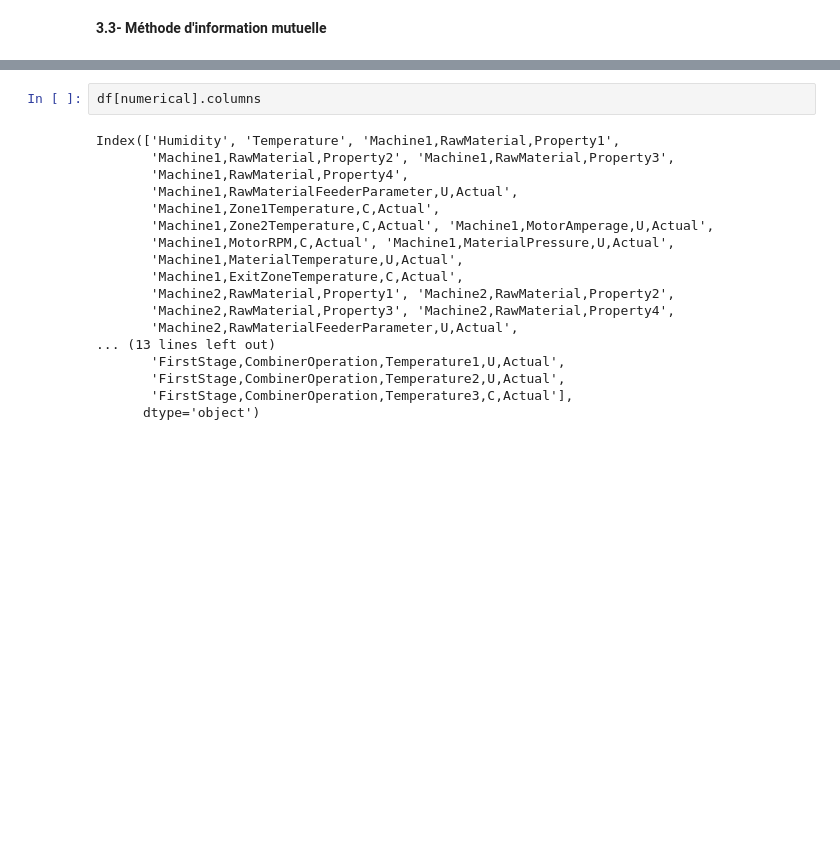
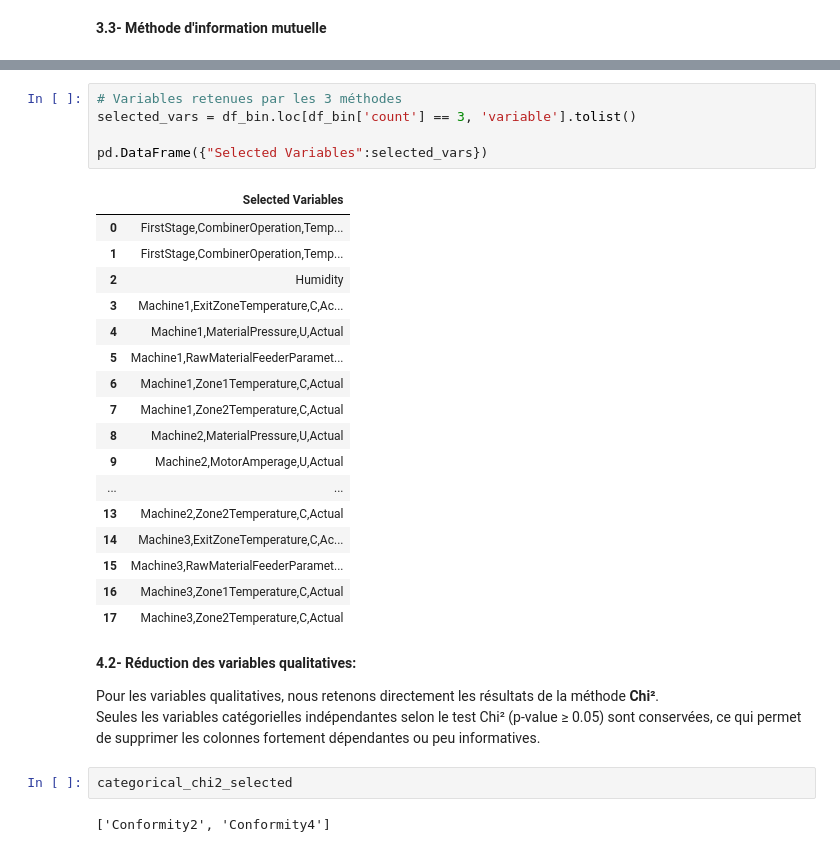
Before and after one commit to moubarik-ashraf/NOTEBOOKS, a Jupyter notebook: TP1.ipynb, the cells around one changed output, grey strips where cells are left out. Drawn from its saved outputs; the diff is of its cells as text; blank space fills up the shorter version.

```diff
--- a/TP1.ipynb
+++ b/TP1.ipynb
@@ -579,20 +744,32 @@ df_bin
-# %%
-df[numerical].columns
-# %% [output]
-Index(['Humidity', 'Temperature', 'Machine1,RawMaterial,Property1',
-       'Machine1,RawMaterial,Property2', 'Machine1,RawMaterial,Property3',
-       'Machine1,RawMaterial,Property4',
-       'Machine1,RawMaterialFeederParameter,U,Actual',
-       'Machine1,Zone1Temperature,C,Actual',
-       'Machine1,Zone2Temperature,C,Actual', 'Machine1,MotorAmperage,U,Actual',
-       'Machine1,MotorRPM,C,Actual', 'Machine1,MaterialPressure,U,Actual',
-       'Machine1,MaterialTemperature,U,Actual',
-       'Machine1,ExitZoneTemperature,C,Actual',
-       'Machine2,RawMaterial,Property1', 'Machine2,RawMaterial,Property2',
-       'Machine2,RawMaterial,Property3', 'Machine2,RawMaterial,Property4',
-       'Machine2,RawMaterialFeederParameter,U,Actual',
-... (13 lines left out)
-       'FirstStage,CombinerOperation,Temperature1,U,Actual',
-       'FirstStage,CombinerOperation,Temperature2,U,Actual',
-       'FirstStage,CombinerOperation,Temperature3,C,Actual'],
-      dtype='object')
+# %%
+# Variables retenues par les 3 méthodes
+selected_vars = df_bin.loc[df_bin['count'] == 3, 'variable'].tolist()
+
+pd.DataFrame({"Selected Variables":selected_vars})
+# %% [output]
+|  | Selected Variables |
+| 0 | FirstStage,CombinerOperation,Temp... |
+| 1 | FirstStage,CombinerOperation,Temp... |
+| 2 | Humidity |
+| 3 | Machine1,ExitZoneTemperature,C,Ac... |
+| 4 | Machine1,MaterialPressure,U,Actual |
+| 5 | Machine1,RawMaterialFeederParamet... |
+| 6 | Machine1,Zone1Temperature,C,Actual |
+| 7 | Machine1,Zone2Temperature,C,Actual |
+| 8 | Machine2,MaterialPressure,U,Actual |
+| 9 | Machine2,MotorAmperage,U,Actual |
+| ... | ... |
+| 13 | Machine2,Zone2Temperature,C,Actual |
+| 14 | Machine3,ExitZoneTemperature,C,Ac... |
+| 15 | Machine3,RawMaterialFeederParamet... |
+| 16 | Machine3,Zone1Temperature,C,Actual |
+| 17 | Machine3,Zone2Temperature,C,Actual |
+# %% [markdown]
+**4.2- Réduction des variables qualitatives:**
+
+Pour les variables qualitatives, nous retenons directement les résultats de la méthode **Chi²**.
+Seules les variables catégorielles indépendantes selon le test Chi² (p-value ≥ 0.05) sont conservées, ce qui permet de supprimer les colonnes fortement dépendantes ou peu informatives.
+# %%
+categorical_chi2_selected
+# %% [output]
+['Conformity2', 'Conformity4']
```
Also changed, not shown: parts of 14 cells of this notebook.
